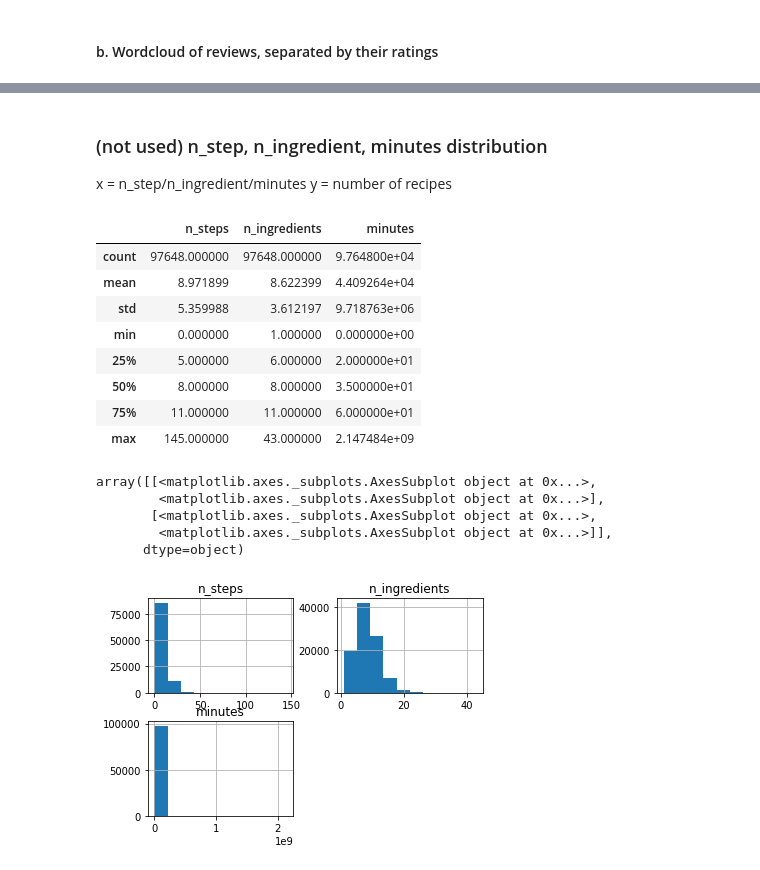
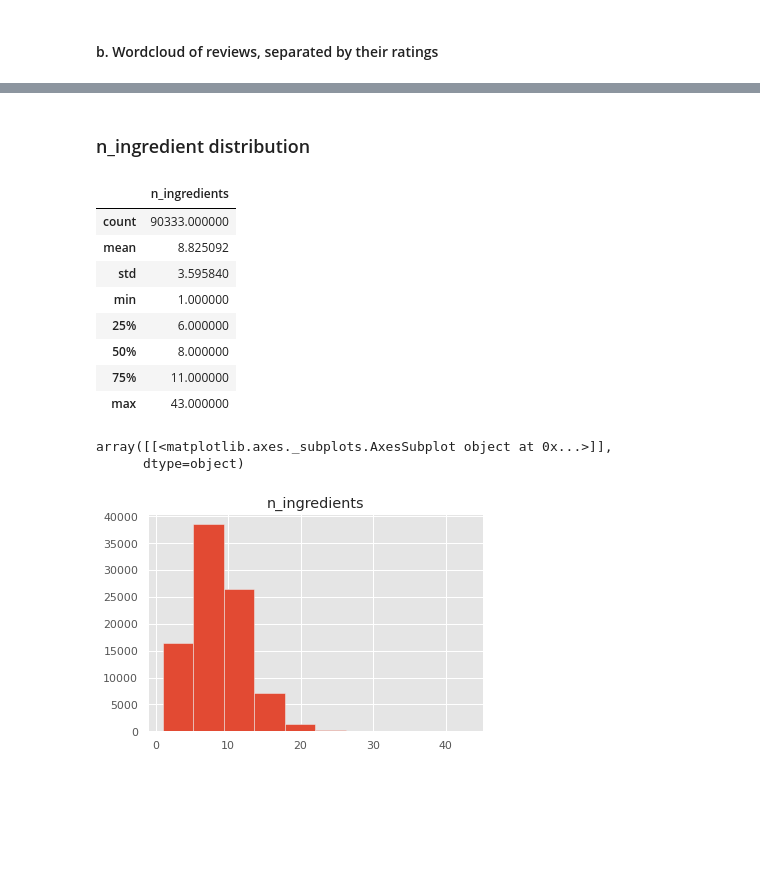
Before and after one commit to tangihan/Recipe-Recommender-System, a Jupyter notebook: Codes/EDA_Final_Dataset.ipynb, the cells around one changed output, grey strips where cells are left out. Drawn from its saved outputs; the diff is of its cells as text; code cells hidden in the pictures; blank space fills up the shorter version.

```diff
--- a/Codes/EDA_Final_Dataset.ipynb
+++ b/Codes/EDA_Final_Dataset.ipynb
@@ -1,3 +1,13 @@
+# %%
+import pandas as pd
+import numpy as np
+import matplotlib.pyplot as plt
+%matplotlib inline
+plt.style.use('ggplot')
+from matplotlib.colors import LogNorm
+from mpl_toolkits.axes_grid1 import make_axes_locatable
+
+from wordcloud import WordCloud, STOPWORDS
 # %% [markdown]
 ## EDA for final dataset
 
@@ -555,16 +707,0 @@ plt.show()
-# %%
-#BEFORE removing additional stopwords
-# Reset the output dimensions
-plt.rcParams['figure.figsize'] = [16, 6]
-
-# Create subplots for each category
-for i in range(6): #i = 0, 1, 2, 3, 4, 5
-    all_review = " ".join(cell for cell in df_review.review[i])
-    wc.generate(all_review)
-
-    plt.subplot(2, 3, i+1)
-    plt.imshow(wc, interpolation="bilinear")
-    plt.axis("off")
-    plt.title(i)
-
-plt.show()
@@ -573,26 +708,20 @@ plt.show()
-# %% [markdown]
-### (not used) n_step, n_ingredient, minutes distribution
-
-x = n_step/n_ingredient/minutes
-y = number of recipes
+# %% [markdown]
+### n_ingredient distribution
 # %%
-df[['n_steps','n_ingredients','minutes']].describe()
+df[['n_ingredients']].describe()
 # %% [output]
-|  | n_steps | n_ingredients | minutes |
-| count | 97648.000000 | 97648.000000 | 9.764800e+04 |
-| mean | 8.971899 | 8.622399 | 4.409264e+04 |
-| std | 5.359988 | 3.612197 | 9.718763e+06 |
-| min | 0.000000 | 1.000000 | 0.000000e+00 |
-| 25% | 5.000000 | 6.000000 | 2.000000e+01 |
-| 50% | 8.000000 | 8.000000 | 3.500000e+01 |
-| 75% | 11.000000 | 11.000000 | 6.000000e+01 |
-| max | 145.000000 | 43.000000 | 2.147484e+09 |
+|  | n_ingredients |
+| count | 90333.000000 |
+| mean | 8.825092 |
+| std | 3.595840 |
+| min | 1.000000 |
+| 25% | 6.000000 |
+| 50% | 8.000000 |
+| 75% | 11.000000 |
+| max | 43.000000 |
 # %%
-df[['n_steps','n_ingredients','minutes']].hist()
+df[['n_ingredients']].hist()
 # %% [output]
-array([[<matplotlib.axes._subplots.AxesSubplot object at 0x...>,
-        <matplotlib.axes._subplots.AxesSubplot object at 0x...>],
-       [<matplotlib.axes._subplots.AxesSubplot object at 0x...>,
-        <matplotlib.axes._subplots.AxesSubplot object at 0x...>]],
+array([[<matplotlib.axes._subplots.AxesSubplot object at 0x...>]],
       dtype=object)
-[figure, old version]
+[figure, new version]
```
Also changed, not shown: parts of 63 cells of this notebook.
